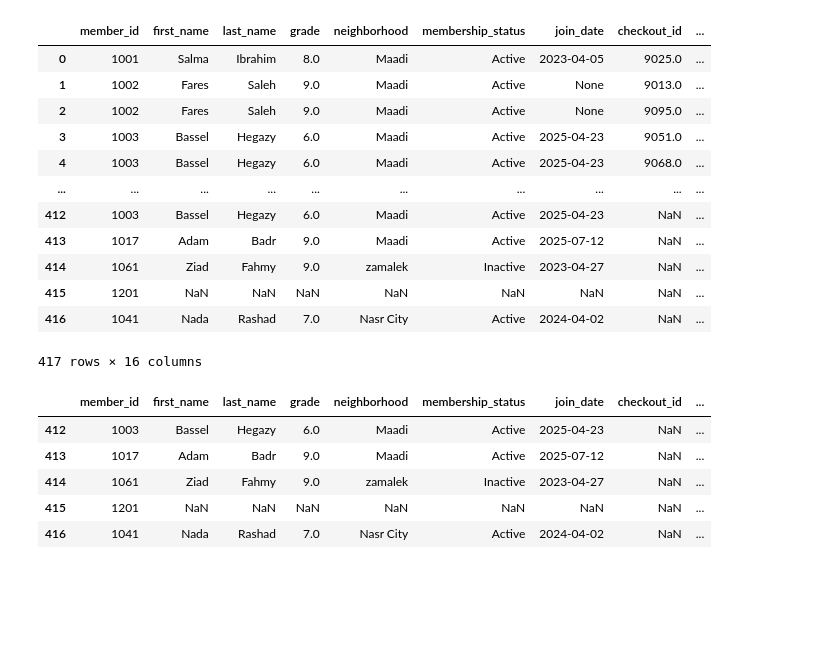
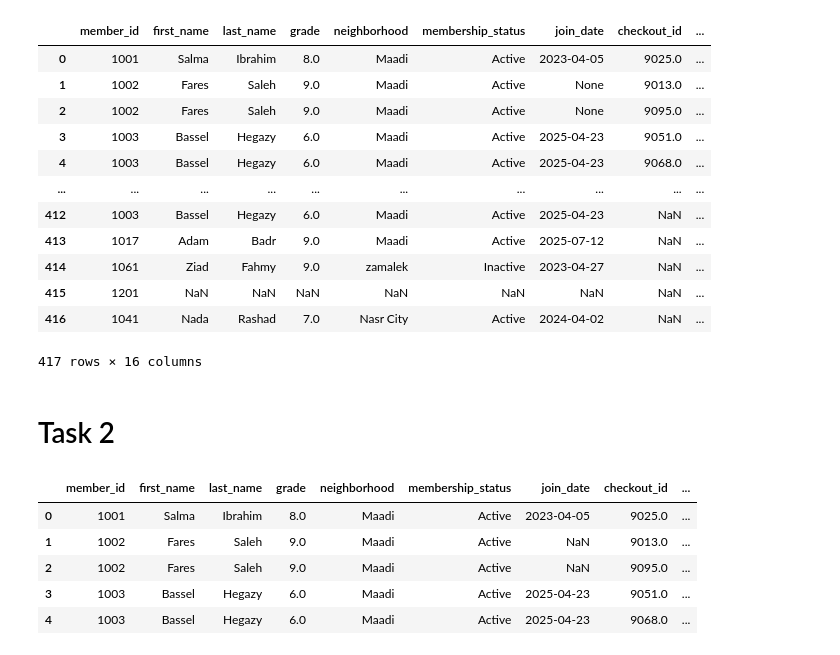
Before and after one commit to MustafaSameh/SecondP, a Jupyter notebook: 30801151901074-library.ipynb, the cells around one changed output. Cells and saved outputs as stored; diff of their text form; code cells hidden in the pictures; blank space fills up the shorter version.

```diff
--- a/30801151901074-library.ipynb
+++ b/30801151901074-library.ipynb
@@ -303,14 +304,7 @@ combined_data
 | 415 | 1201 | NaN | NaN | NaN | NaN | NaN | NaN | NaN | ... |
 | 416 | 1041 | Nada | Rashad | 7.0 | Nasr City | Active | 2024-04-02 | NaN | ... |
 417 rows × 16 columns
-# %%
-combined_data.tail()
-# %% [output]
-|  | member_id | first_name | last_name | grade | neighborhood | membership_status | join_date | checkout_id | ... |
-| 412 | 1003 | Bassel | Hegazy | 6.0 | Maadi | Active | 2025-04-23 | NaN | ... |
-| 413 | 1017 | Adam | Badr | 9.0 | Maadi | Active | 2025-07-12 | NaN | ... |
-| 414 | 1061 | Ziad | Fahmy | 9.0 | zamalek | Inactive | 2023-04-27 | NaN | ... |
-| 415 | 1201 | NaN | NaN | NaN | NaN | NaN | NaN | NaN | ... |
-| 416 | 1041 | Nada | Rashad | 7.0 | Nasr City | Active | 2024-04-02 | NaN | ... |
 # %%
 combined_data.to_csv("30801151901074-library-task1_combined_data.csv" , index = False)
+# %% [markdown]
+# Task 2
@@ -316,0 +313,9 @@ combined_data.to_csv("30801151901074-library-task1_combined_data.csv" , index =
+# %%
+data.head()
+# %% [output]
+|  | member_id | first_name | last_name | grade | neighborhood | membership_status | join_date | checkout_id | ... |
+| 0 | 1001 | Salma | Ibrahim | 8.0 | Maadi | Active | 2023-04-05 | 9025.0 | ... |
+| 1 | 1002 | Fares | Saleh | 9.0 | Maadi | Active | NaN | 9013.0 | ... |
+| 2 | 1002 | Fares | Saleh | 9.0 | Maadi | Active | NaN | 9095.0 | ... |
+| 3 | 1003 | Bassel | Hegazy | 6.0 | Maadi | Active | 2025-04-23 | 9051.0 | ... |
+| 4 | 1003 | Bassel | Hegazy | 6.0 | Maadi | Active | 2025-04-23 | 9068.0 | ... |
```
Also changed, not shown: parts of 18 cells of this notebook.
